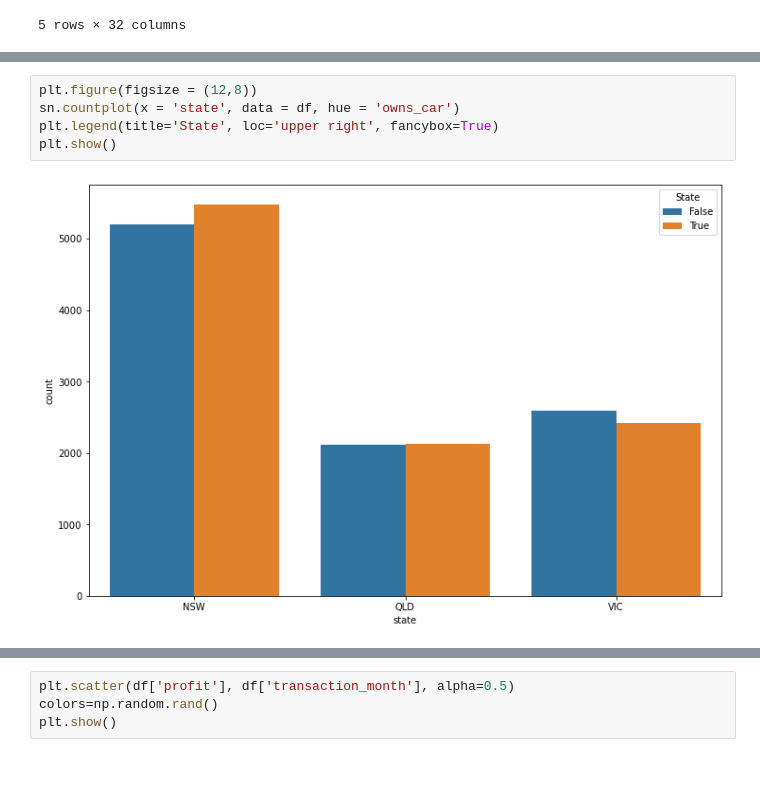
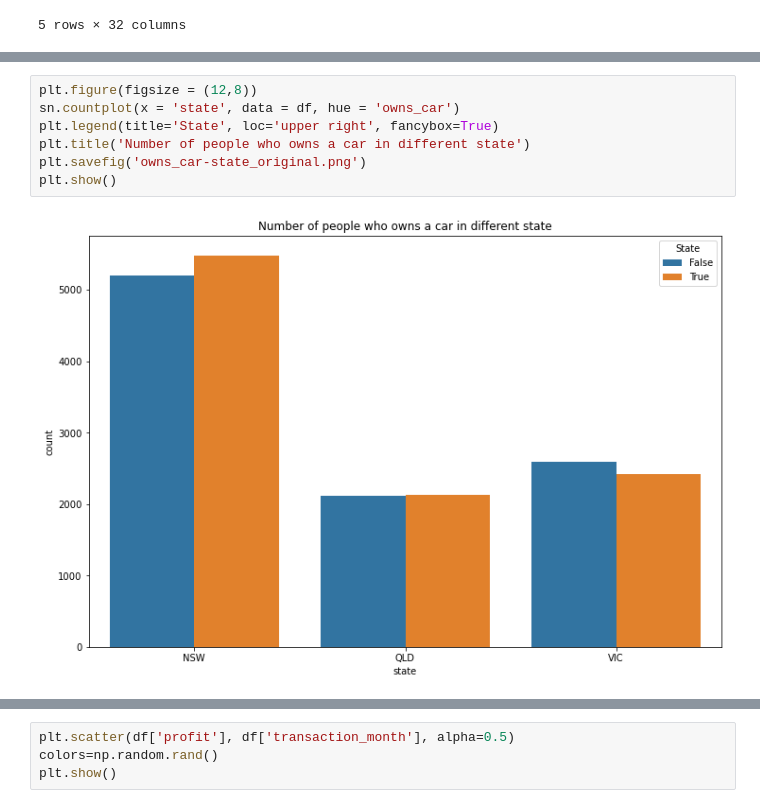
Before and after one commit to MKY01/KPMG-Virtual-Internship, a Jupyter notebook: 2.Data_Insights/mergedDataAnalysis.ipynb, the cells around one changed output, grey strips where cells are left out. Drawn from its saved outputs; the diff is of its cells as text; blank space fills up the shorter version.

```diff
--- a/2.Data_Insights/mergedDataAnalysis.ipynb
+++ b/2.Data_Insights/mergedDataAnalysis.ipynb
@@ -287,10 +306,12 @@ plt.show()
 # %%
 plt.figure(figsize = (12,8))
 sn.countplot(x = 'state', data = df, hue = 'owns_car')
 plt.legend(title='State', loc='upper right', fancybox=True)
+plt.title('Number of people who owns a car in different state')
+plt.savefig('owns_car-state_original.png')
 plt.show()
 # %% [output]
-[figure, old version]
+[figure, new version]
 # %%
 plt.figure(figsize = (12,8))
 sn.boxplot(x = df['gender'], y = df['Age'])
```
Also changed, not shown: parts of 42 cells of this notebook, 30 other files.
